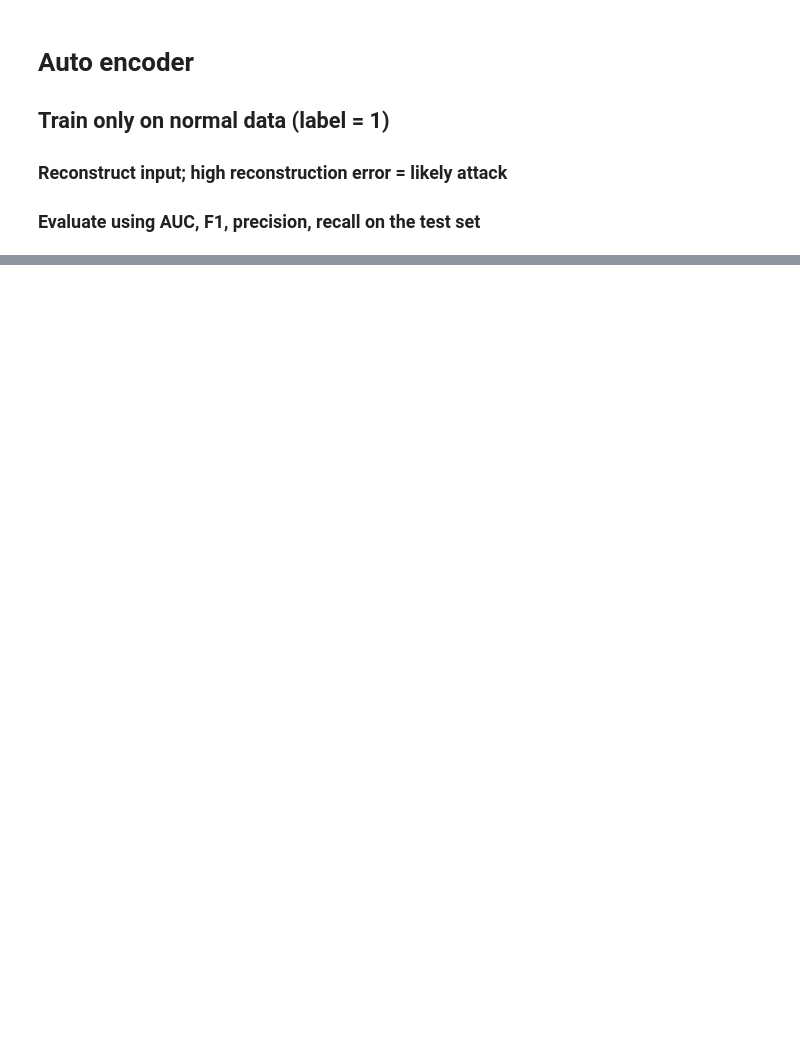
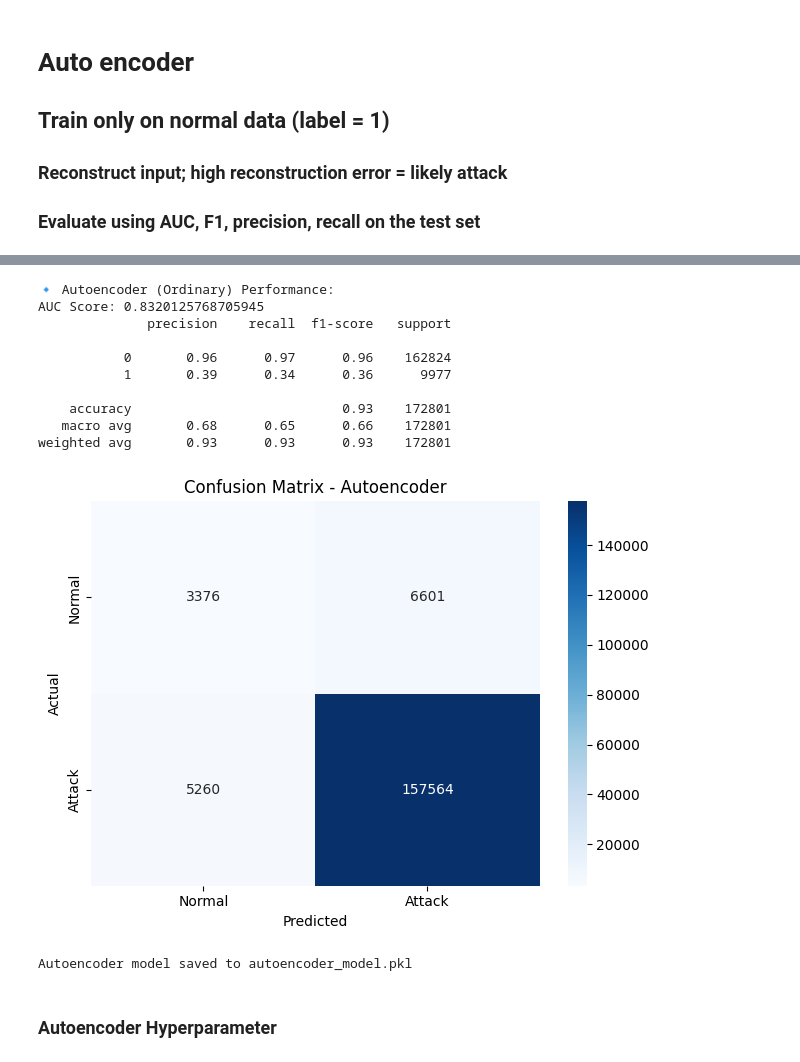
Before and after one commit to ambolatunji/smartfactoriesim, a Jupyter notebook: pre_model.ipynb, the cells around one changed output, grey strips where cells are left out. Saved outputs shown, nothing was run; the diff lists cells and outputs as text; code cells hidden in the pictures; blank space fills up the shorter version.

```diff
--- a/pre_model.ipynb
+++ b/pre_model.ipynb
@@ -683,0 +718,20 @@ print("🔥 Using device:", device)
+# %%
+
+
+class Autoencoder(nn.Module):
+    def __init__(self, input_dim):
+        super(Autoencoder, self).__init__()
+        self.encoder = nn.Sequential(
+            nn.Linear(input_dim, 64),
+            nn.ReLU(),
+            nn.Linear(64, 32)
+        )
+        self.decoder = nn.Sequential(
+            nn.Linear(32, 64),
+            nn.ReLU(),
+            nn.Linear(64, input_dim)
+        )
+
+    def forward(self, x):
+        encoded = self.encoder(x)
+        return self.decoder(encoded)
@@ -683,0 +771,48 @@ print("🔥 Using device:", device)
+# %%
+# Inference on full set
+model.eval()
+X_test_tensor = torch.tensor(X_test_ae, dtype=torch.float32).to(device)
+with torch.no_grad():
+    reconstructed = model(X_test_tensor)
+    mse = torch.mean((X_test_tensor - reconstructed)**2, dim=1).cpu().numpy()
+
+# Thresholding (top 5% error as attack)
+threshold = np.percentile(mse, 95)
+y_pred_ae = (mse > threshold).astype(int)
+
+# 🧾 Evaluation
+print("\n🔹 Autoencoder (Ordinary) Performance:")
+print("AUC Score:", roc_auc_score(y_test_ae, mse))
+print(classification_report(y_test_ae, y_pred_ae))
+# Confusion Matrix
+cm_ae = confusion_matrix(y_test_ae, y_pred_ae, labels=[1, 0])
+sns.heatmap(cm_ae, annot=True, fmt='d', cmap='Blues', xticklabels=['Normal', 'Attack'], yticklabels=['Normal', 'Attack'])
+plt.title("Confusion Matrix - Autoencoder")
+plt.xlabel("Predicted")
+plt.ylabel("Actual")
+plt.tight_layout()
+plt.show()
+
+# Save the model
+import joblib
+model_path_ae = 'autoencoder_model.pkl'
+joblib.dump(model, model_path_ae)
+print(f"Autoencoder model saved to {model_path_ae}")
+# Save the reconstruction errors
+reconstruction_errors_path = 'reconstruction_errors.npy'
+np.save(reconstruction_errors_path, mse)
+# %% [output]
+🔹 Autoencoder (Ordinary) Performance:
+AUC Score: 0.8320125768705945
+              precision    recall  f1-score   support
+
+           0       0.96      0.97      0.96    162824
+           1       0.39      0.34      0.36      9977
+
+    accuracy                           0.93    172801
+   macro avg       0.68      0.65      0.66    172801
+weighted avg       0.93      0.93      0.93    172801
+[figure, added]
+Autoencoder model saved to autoencoder_model.pkl
+# %% [markdown]
+### Autoencoder Hyperparameter
```
Also changed, not shown: parts of 52 cells of this notebook, 25 other files.
